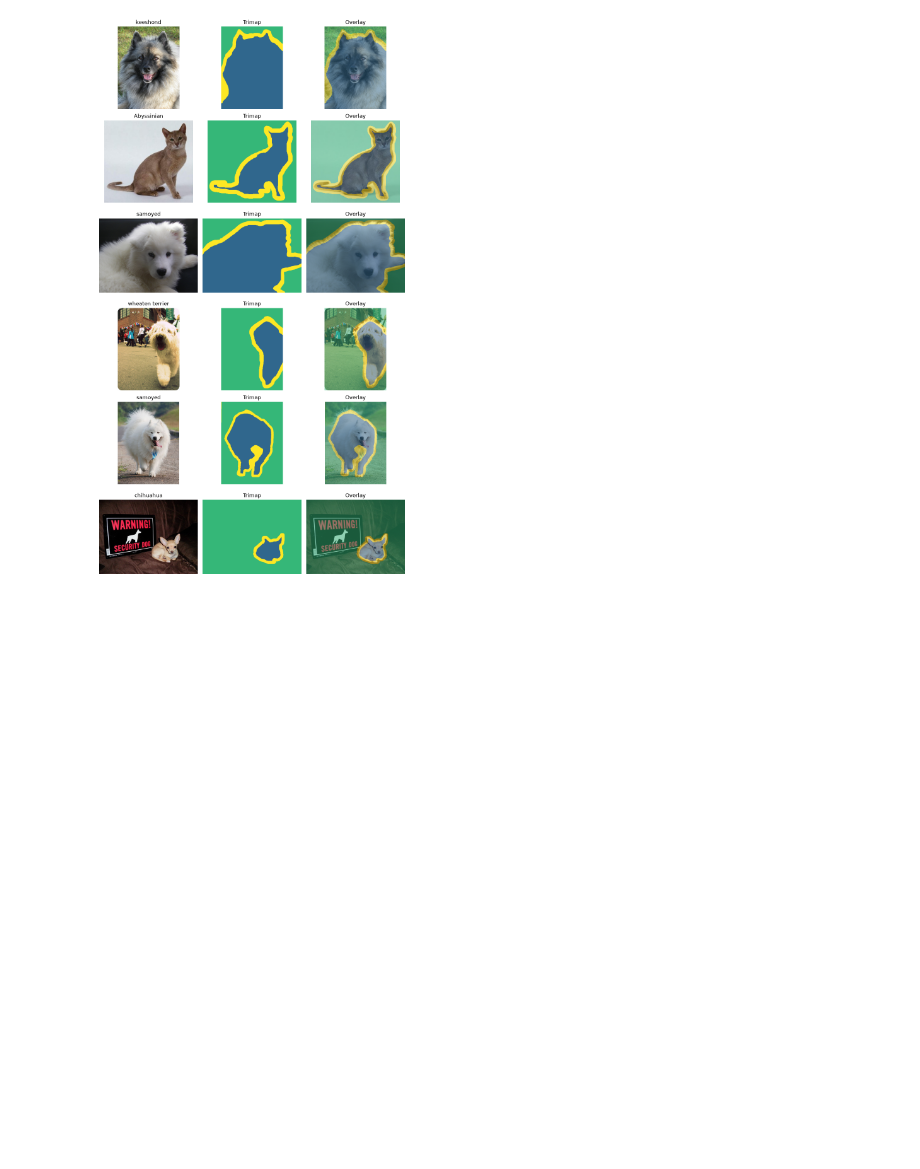
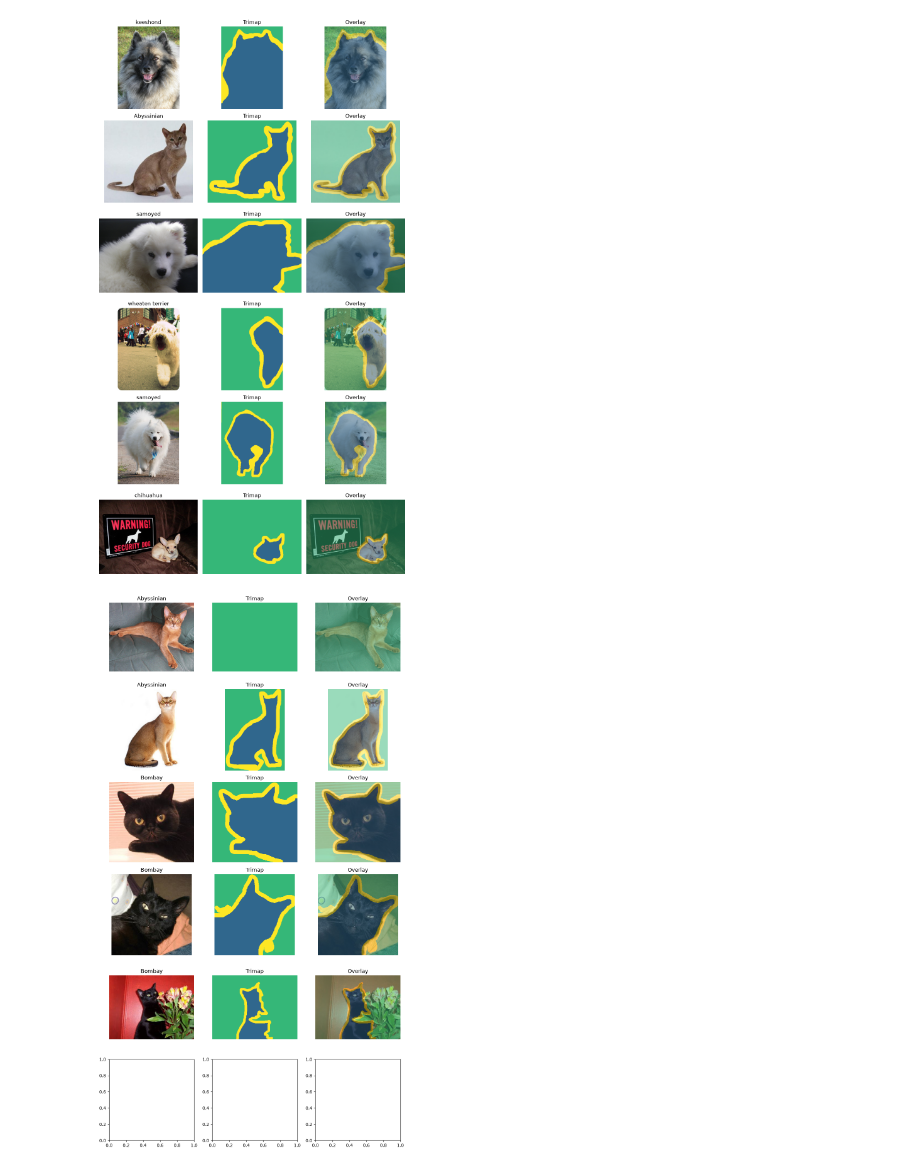
Before and after one commit to kunjagarwal-dev/U-Net_segementation_project, a Jupyter notebook: notebooks/01_data_exploration.ipynb, the cells around one changed output. Cells and saved outputs as stored; diff of their text form; code cells hidden in the pictures; blank space fills up the shorter version.

Commit message:
explore Oxford-IIIT Pet sizes, modes, annotations, and trimap values

```diff
--- a/notebooks/01_data_exploration.ipynb
+++ b/notebooks/01_data_exploration.ipynb
@@ -55,17 +55,3 @@ with open("../data/raw/oxford-iiit-pet/annotations/list.txt", "r") as f:
     print(len(lines))
 # %% [output]
 7355
-# %%
-image_stem = [f.stem for f in IMAGES_DIR.iterdir() if f.suffix.lower() in ".jpg"]
-
-with open("../data/raw/oxford-iiit-pet/annotations/list.txt", "r") as f:
-    lines = f.readline()
-    if lines.startswith("#"):
-        lines = f.readlines()[6:]
-
-    if len(lines) != len(image_stem):
-        print(f"Number of images do not match with no. of annotaions")
-
-    images_not_in_annotations = [stem for stem in image_stem if stem not in [line.split()[0] for line in lines]]
-    print(images_not_in_annotations[:5])
-    print(f"Images not in annotations: {len(images_not_in_annotations)}")
@@ -173,3 +190,36 @@ plt.tight_layout()
 plt.show()
 # %% [output]
 [figure]
+# %%
+not_annotated_mask_files = sorted(f for f in MASKS_DIR.glob("*.png") if not f.name.startswith("._") and f.stem in not_annotated)
+
+def breed_name(stem):
+    return stem.rsplit("_", 1)[0].replace("_", " ")
+
+sample_breed = [
+    "Abyssinian_34", "Abyssinian_82", "Bombay_11",
+    "Bombay_189", "Bombay_190"
+]
+
+picks = sample_breed
+fig, axes = plt.subplots(6, 3, figsize=(10, 18))
+
+
+for row, m in enumerate(picks):
+    img = Image.open(IMAGES_DIR / (m + ".jpg")).convert("RGB")
+    mask = np.array(Image.open(MASKS_DIR / (m + ".png")))
+
+    axes[row, 0].imshow(img)
+    axes[row, 0].set_title(breed_name(m))
+    axes[row, 1].imshow(mask, cmap="viridis", vmin=0, vmax=3)
+    axes[row, 1].set_title("Trimap")
+    axes[row, 2].imshow(img)
+    axes[row, 2].imshow(mask, cmap="viridis", vmin=0, vmax=3, alpha=0.5)
+    axes[row, 2].set_title("Overlay")
+    for ax in axes[row]:
+        ax.axis("off")
+
+plt.tight_layout()
+plt.show()
+# %% [output]
+[figure, added]
```
Also changed, not shown: parts of 2 cells of this notebook.
